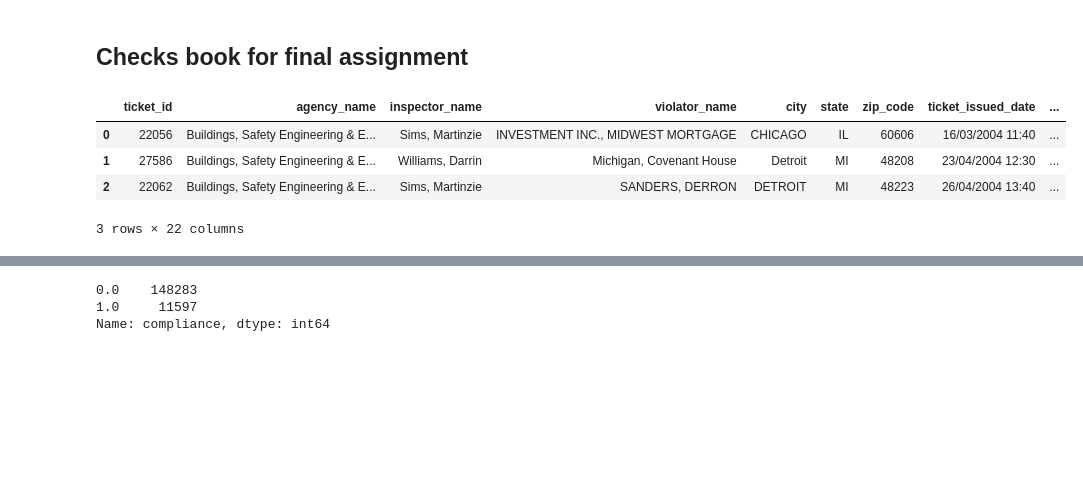
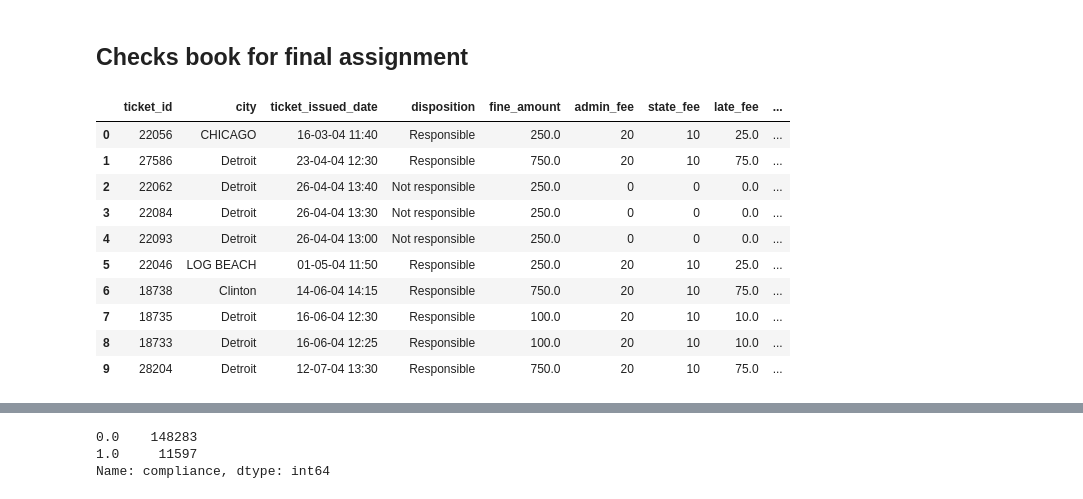
Before and after one commit to syedmeesamali/CourseraPlus, a Jupyter notebook: 4_Applied ML with Python/Course/Week-4/Final_checks.ipynb, the cells around one changed output, grey strips where cells are left out. Cells and saved outputs as stored; diff of their text form; code cells hidden in the pictures; blank space fills up the shorter version.

```diff
--- a/4_Applied ML with Python/Course/Week-4/Final_checks.ipynb
+++ b/4_Applied ML with Python/Course/Week-4/Final_checks.ipynb
@@ -6,16 +6,22 @@ import pandas as pd
 import seaborn as sns
 import matplotlib.pyplot as plt
 # %%
-#tickets = pd.read_csv(f"D:/Docs/train_1.csv", encoding='mac_roman')
-tickets = pd.read_csv(f"D:/SYED/Docs/train.csv", encoding='mac_roman')
+tickets = pd.read_csv(f"D:/Docs/train_1.csv", encoding='mac_roman')
+#tickets = pd.read_csv(f"D:/SYED/Docs/train.csv", encoding='mac_roman')
 # %%
-tickets.head(3)
+tickets.head(10)
 # %% [output]
-|  | ticket_id | agency_name | inspector_name | violator_name | city | state | zip_code | ticket_issued_date | ... |
-| 0 | 22056 | Buildings, Safety Engineering & E... | Sims, Martinzie | INVESTMENT INC., MIDWEST MORTGAGE | CHICAGO | IL | 60606 | 16/03/2004 11:40 | ... |
-| 1 | 27586 | Buildings, Safety Engineering & E... | Williams, Darrin | Michigan, Covenant House | Detroit | MI | 48208 | 23/04/2004 12:30 | ... |
-| 2 | 22062 | Buildings, Safety Engineering & E... | Sims, Martinzie | SANDERS, DERRON | DETROIT | MI | 48223 | 26/04/2004 13:40 | ... |
+|  | ticket_id | city | ticket_issued_date | disposition | fine_amount | admin_fee | state_fee | late_fee | ... |
+| 0 | 22056 | CHICAGO | 16-03-04 11:40 | Responsible | 250.0 | 20 | 10 | 25.0 | ... |
+| 1 | 27586 | Detroit | 23-04-04 12:30 | Responsible | 750.0 | 20 | 10 | 75.0 | ... |
+| 2 | 22062 | Detroit | 26-04-04 13:40 | Not responsible | 250.0 | 0 | 0 | 0.0 | ... |
+| 3 | 22084 | Detroit | 26-04-04 13:30 | Not responsible | 250.0 | 0 | 0 | 0.0 | ... |
+| 4 | 22093 | Detroit | 26-04-04 13:00 | Not responsible | 250.0 | 0 | 0 | 0.0 | ... |
+| 5 | 22046 | LOG BEACH | 01-05-04 11:50 | Responsible | 250.0 | 20 | 10 | 25.0 | ... |
+| 6 | 18738 | Clinton | 14-06-04 14:15 | Responsible | 750.0 | 20 | 10 | 75.0 | ... |
+| 7 | 18735 | Detroit | 16-06-04 12:30 | Responsible | 100.0 | 20 | 10 | 10.0 | ... |
+| 8 | 18733 | Detroit | 16-06-04 12:25 | Responsible | 100.0 | 20 | 10 | 10.0 | ... |
+| 9 | 28204 | Detroit | 12-07-04 13:30 | Responsible | 750.0 | 20 | 10 | 75.0 | ... |
-3 rows × 22 columns
 # %%
 tickets.info()
 # %% [output]
```
Also changed, not shown: parts of 16 cells of this notebook.
